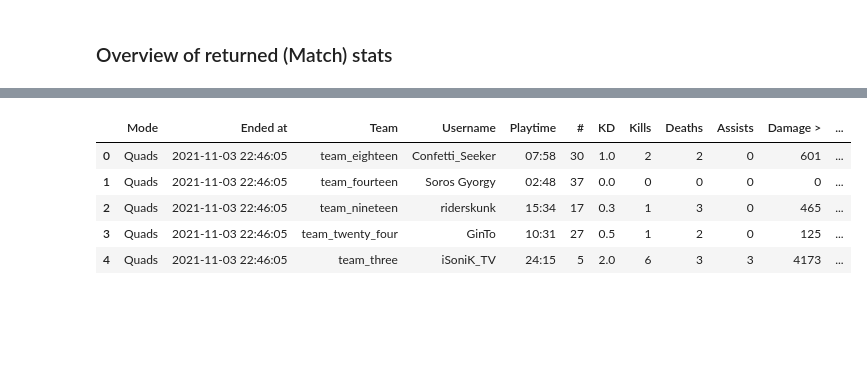
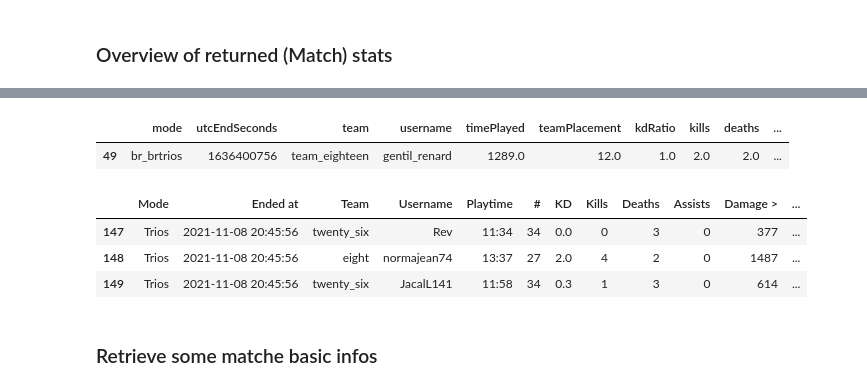
Before and after one commit to matthieuvion/wzkd, a Jupyter notebook: notebooks/format_one_match.ipynb, the cells around one changed output, grey strips where cells are left out. Cells and saved outputs as stored; diff of their text form; code cells hidden in the pictures; blank space fills up the shorter version.

```diff
--- a/notebooks/format_one_match.ipynb
+++ b/notebooks/format_one_match.ipynb
@@ -62,7 +64,7 @@ match = await client.GetMatchStats('battle', Title.ModernWarfare, Mode.Warzone,
 # %%
 #save file if you want to work in offline mode
-#with open("match.pkl", 'wb') as f:
-#    pickle.dump(match, f)
+with open("match.pkl", 'wb') as f:
+    pickle.dump(match, f)
 # %% [markdown]
 ### Overview of returned (Match) stats
 # %%
@@ -126,0 +116,3 @@ teammates
+# %%
+raw = pd.DataFrame(match)
+raw.head(2)
@@ -126,0 +171,3 @@ teammates
+# %%
+players = raw['player'].apply(pd.Series)
+players.head(5)
@@ -200,3 +294,8 @@ df_match.head(3)
+# %%
+df_match[df_match['username'] == 'gentil_renard']
+# %% [output]
+|  | mode | utcEndSeconds | team | username | timePlayed | teamPlacement | kdRatio | kills | deaths | ... |
+| 49 | br_brtrios | 1636400756 | team_eighteen | gentil_renard | 1289.0 | 12.0 | 1.0 | 2.0 | 2.0 | ... |
 # %%
 def MatchPlayersStandardize(df):
     """
@@ -240,36 +339,37 @@ def MatchPlayersStandardize(df):
         'duration':'Game duration'
         }
 
+    # Ensure we are not throwing an error if we want to keep a column that does not exist (i.e. not in a BR match) :
+    int_cols = [col for col in int_cols if col in df.columns.tolist()]
+
     # df = df.fillna(0)
+    # generic conversions/rounding for int and float cols
     df[int_cols] = df[int_cols].astype(int)
     df[float_cols] = df[float_cols].astype(float).round(1) # still renders 0.0000 in streamlit but ugly hacks exists
 
-    # specials
+    # specials : timestamp, loadout columns, match type...
+    df.team = df.team.apply(lambda x: x.replace("team_", ""))
     df['utcEndSeconds'] = df['utcEndSeconds'].apply(lambda x: datetime.fromtimestamp(x))
 
     df['duration'] = df['duration'].apply(lambda x: x/1000).apply(lambda x: pd.to_datetime(x, unit='s').strftime('%M')) # API duration is in seconds x1000
     df['timePlayed'] = df['timePlayed'].apply(lambda x: pd.to_datetime(x, unit='s').strftime('%M:%S')) # API timePlayed is in seconds
-    df['gulagKills'] = df['gulagKills'].map({1:'W', 0:'L'})
+    if 'gulagKills' in df.columns.tolist():
+        df['gulagKills'] = df['gulagKills'].map({1:'W', 0:'L'})
     for col in ['loadout_1', 'loadout_2', 'loadout_3']:
             df.fillna({col:'-'}, inplace=True) if col in df.columns else None
 
-    df = df.replace({"mode": mode_labels})
+    df = df.replace({"mode": MODES_LABELS})
     df = df.rename(columns=columns_labels)
     df.columns = df.columns.str.capitalize()
     df = df.rename({"Kd":"KD"}, axis=1)
 
     return df
 # %%
-open_file = open("match.pkl", "rb")
-match = pickle.load(open_file)
-open_file.close()
 df_match = MatchPlayersToDf(match)
 df = MatchPlayersStandardize(df_match)
-df.head()
+df.tail(3)
 # %% [output]
 |  | Mode | Ended at | Team | Username | Playtime | # | KD | Kills | Deaths | Assists | Damage > | ... |
-| 0 | Quads | 2021-11-03 22:46:05 | team_eighteen | Confetti_Seeker | 07:58 | 30 | 1.0 | 2 | 2 | 0 | 601 | ... |
-| 1 | Quads | 2021-11-03 22:46:05 | team_fourteen | Soros Gyorgy | 02:48 | 37 | 0.0 | 0 | 0 | 0 | 0 | ... |
-| 2 | Quads | 2021-11-03 22:46:05 | team_nineteen | riderskunk | 15:34 | 17 | 0.3 | 1 | 3 | 0 | 465 | ... |
-| 3 | Quads | 2021-11-03 22:46:05 | team_twenty_four | GinTo | 10:31 | 27 | 0.5 | 1 | 2 | 0 | 125 | ... |
-| 4 | Quads | 2021-11-03 22:46:05 | team_three | iSoniK_TV | 24:15 | 5 | 2.0 | 6 | 3 | 3 | 4173 | ... |
+| 147 | Trios | 2021-11-08 20:45:56 | twenty_six | Rev | 11:34 | 34 | 0.0 | 0 | 3 | 0 | 377 | ... |
+| 148 | Trios | 2021-11-08 20:45:56 | eight | normajean74 | 13:37 | 27 | 2.0 | 4 | 2 | 0 | 1487 | ... |
+| 149 | Trios | 2021-11-08 20:45:56 | twenty_six | JacalL141 | 11:58 | 34 | 0.3 | 1 | 3 | 0 | 614 | ... |
@@ -277,0 +376,2 @@ df.head()
+# %% [markdown]
+### Retrieve some matche basic infos
```
Also changed, not shown: parts of 72 cells of this notebook, 4 other files.
